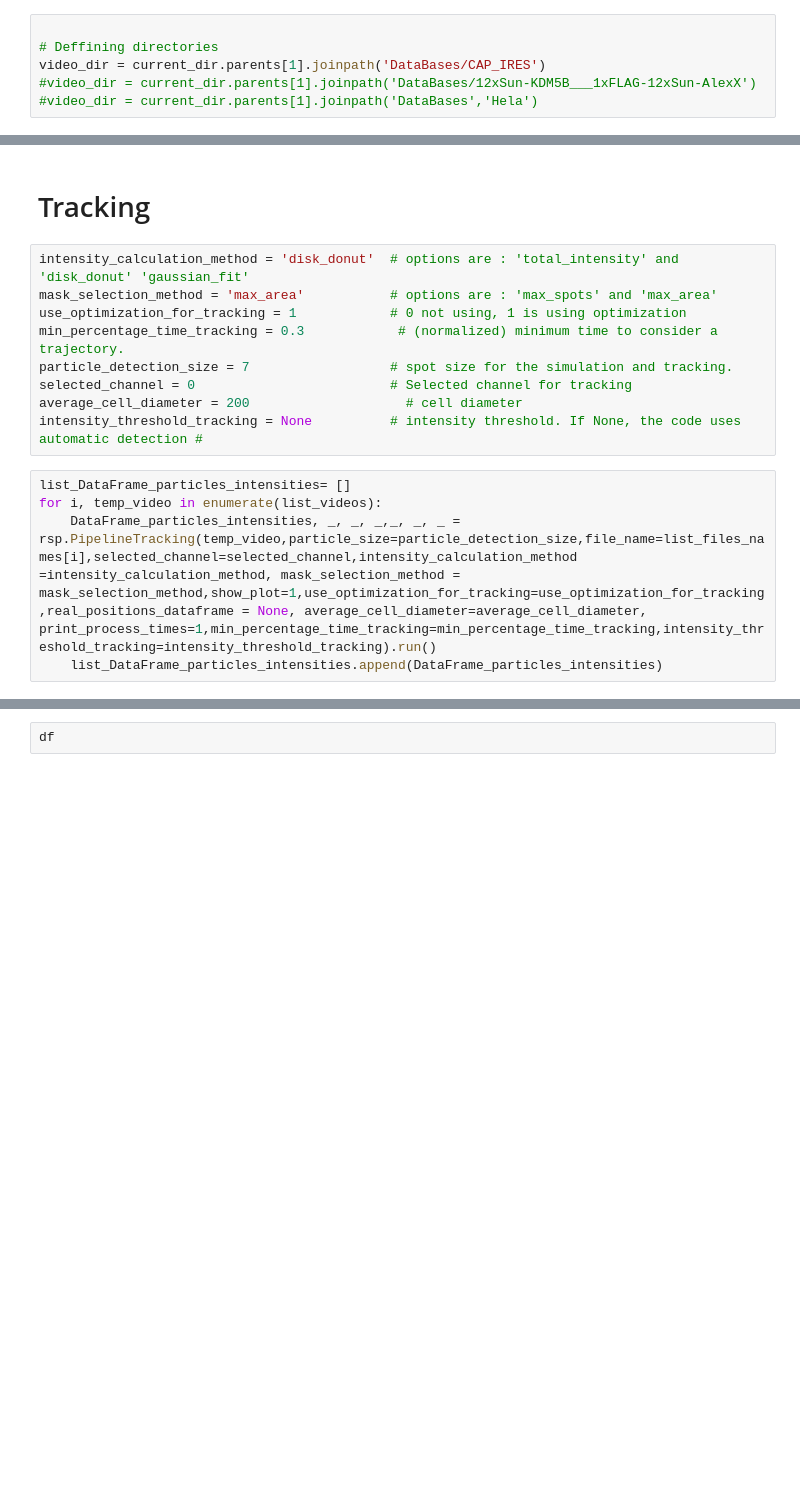
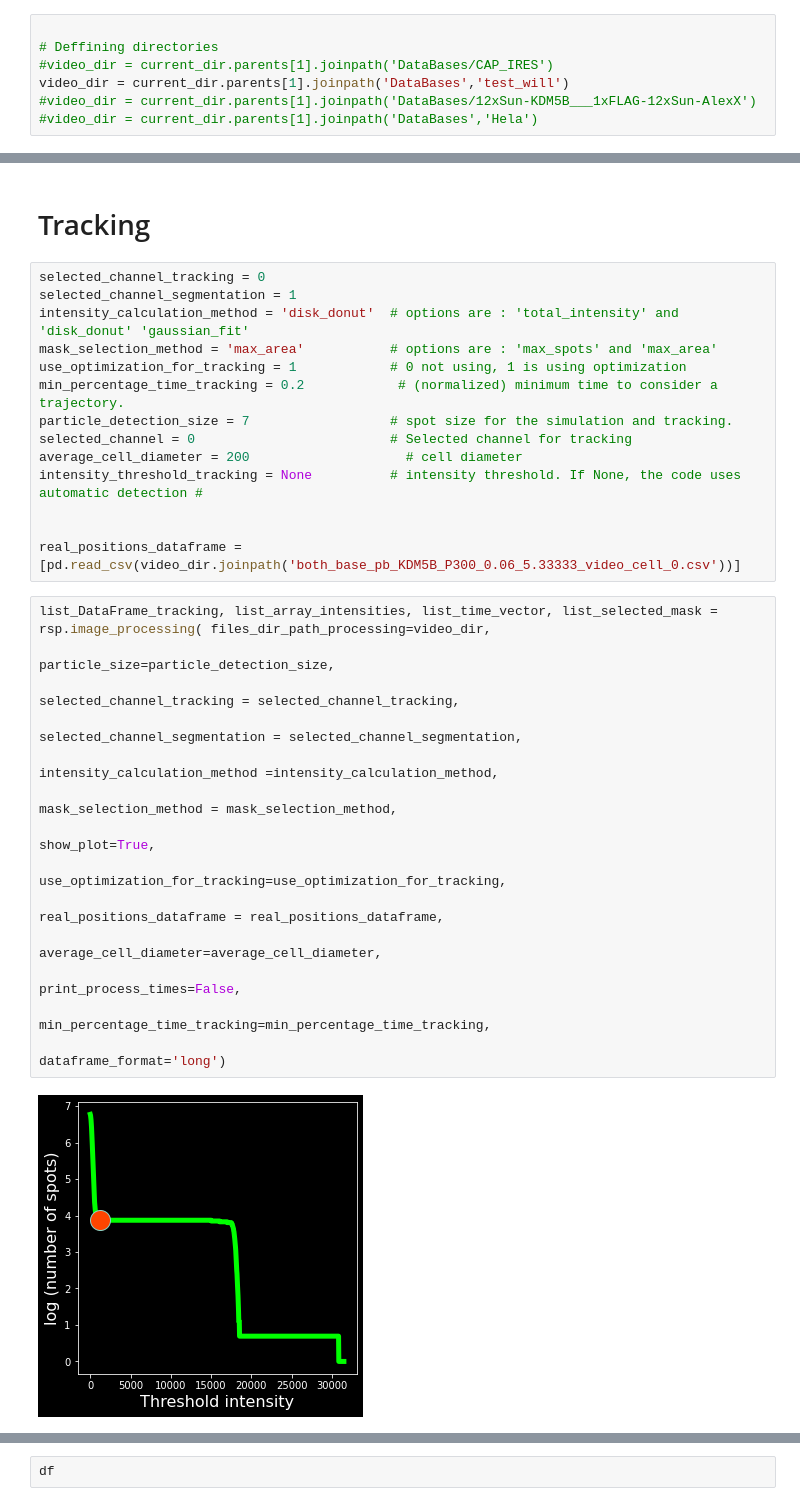
Before and after one commit to MunskyGroup/rsnaped, a Jupyter notebook: notebooks/Analysis_Real_Data/Processing_Data.ipynb, the cells around one changed output, grey strips where cells are left out. Drawn from its saved outputs; the diff is of its cells as text; blank space fills up the shorter version.

Commit message:
changes_to_tracking

```diff
--- a/notebooks/Analysis_Real_Data/Processing_Data.ipynb
+++ b/notebooks/Analysis_Real_Data/Processing_Data.ipynb
@@ -29,7 +29,8 @@ import rsnaped as rsp
 # %%
 
 # Deffining directories
-video_dir = current_dir.parents[1].joinpath('DataBases/CAP_IRES')
+#video_dir = current_dir.parents[1].joinpath('DataBases/CAP_IRES')
+video_dir = current_dir.parents[1].joinpath('DataBases','test_will')
 #video_dir = current_dir.parents[1].joinpath('DataBases/12xSun-KDM5B___1xFLAG-12xSun-AlexX')
 #video_dir = current_dir.parents[1].joinpath('DataBases','Hela')
 # %%
@@ -81,16 +81,32 @@ print(list_videos[0].shape)
 # %% [markdown]
 # Tracking
 # %%
+selected_channel_tracking = 0
+selected_channel_segmentation = 1
 intensity_calculation_method = 'disk_donut'  # options are : 'total_intensity' and 'disk_donut' 'gaussian_fit'
 mask_selection_method = 'max_area'           # options are : 'max_spots' and 'max_area'
 use_optimization_for_tracking = 1            # 0 not using, 1 is using optimization
-min_percentage_time_tracking = 0.3            # (normalized) minimum time to consider a trajectory.
+min_percentage_time_tracking = 0.2            # (normalized) minimum time to consider a trajectory.
 particle_detection_size = 7                  # spot size for the simulation and tracking.
 selected_channel = 0                         # Selected channel for tracking
 average_cell_diameter = 200                    # cell diameter
 intensity_threshold_tracking = None          # intensity threshold. If None, the code uses automatic detection #
+
+
+real_positions_dataframe = [pd.read_csv(video_dir.joinpath('both_base_pb_KDM5B_P300_0.06_5.33333_video_cell_0.csv'))]
 # %%
-list_DataFrame_particles_intensities= []
-for i, temp_video in enumerate(list_videos):
-    DataFrame_particles_intensities, _, _, _,_, _, _ = rsp.PipelineTracking(temp_video,particle_size=particle_detection_size,file_name=list_files_names[i],selected_channel=selected_channel,intensity_calculation_method =intensity_calculation_method, mask_selection_method = mask_selection_method,show_plot=1,use_optimization_for_tracking=use_optimization_for_tracking,real_positions_dataframe = None, average_cell_diameter=average_cell_diameter, print_process_times=1,min_percentage_time_tracking=min_percentage_time_tracking,intensity_threshold_tracking=intensity_threshold_tracking).run()
-    list_DataFrame_particles_intensities.append(DataFrame_particles_intensities)
+list_DataFrame_tracking, list_array_intensities, list_time_vector, list_selected_mask = rsp.image_processing( files_dir_path_processing=video_dir,
+                                                                                                                            particle_size=particle_detection_size,
+                                                                                                                            selected_channel_tracking = selected_channel_tracking,
+                                                                                                                            selected_channel_segmentation = selected_channel_segmentation,
+                                                                                                                            intensity_calculation_method =intensity_calculation_method,
+                                                                                                                            mask_selection_method = mask_selection_method,
+                                                                                                                            show_plot=True,
+                                                                                                                            use_optimization_for_tracking=use_optimization_for_tracking,
+                                                                                                                            real_positions_dataframe = real_positions_dataframe,
+                                                                                                                            average_cell_diameter=average_cell_diameter,
+                                                                                                                            print_process_times=False,
+                                                                                                                            min_percentage_time_tracking=min_percentage_time_tracking,
+                                                                                                                            dataframe_format='long')
+# %% [output]
+[figure, added]
```
Also changed, not shown: parts of 5 cells of this notebook, 5 other files.
